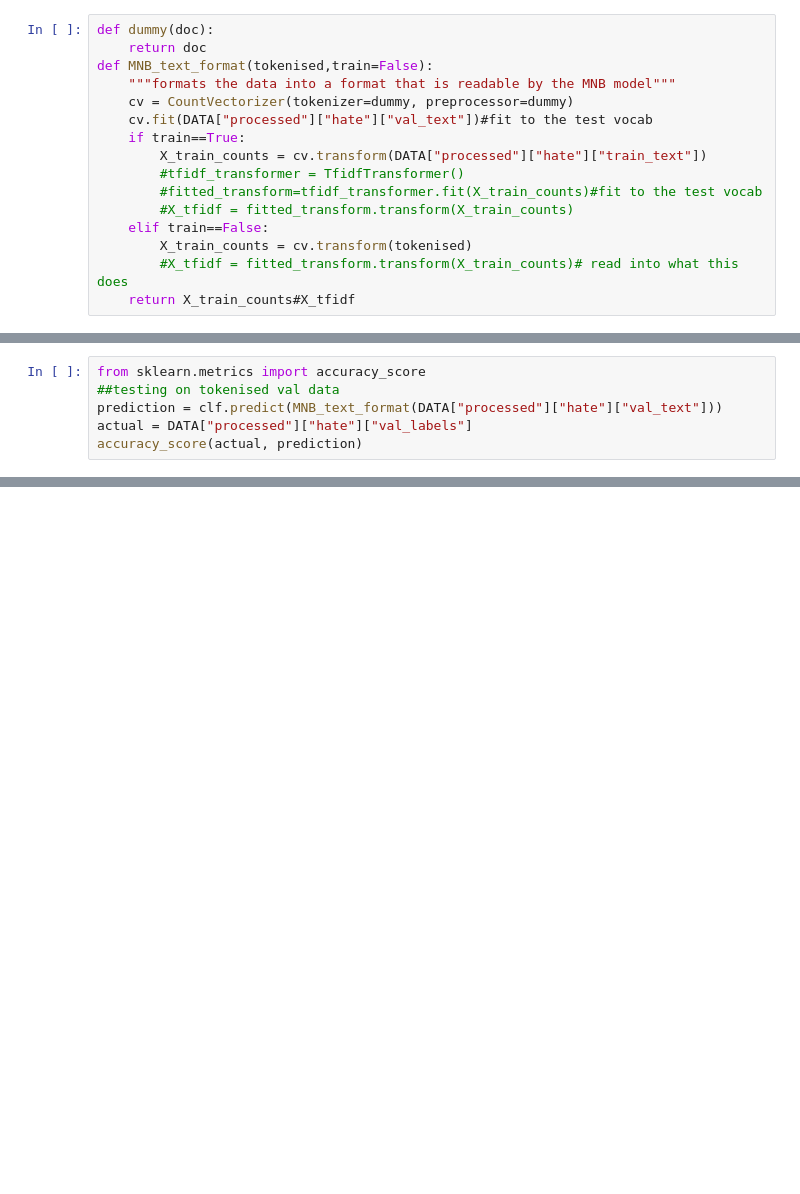
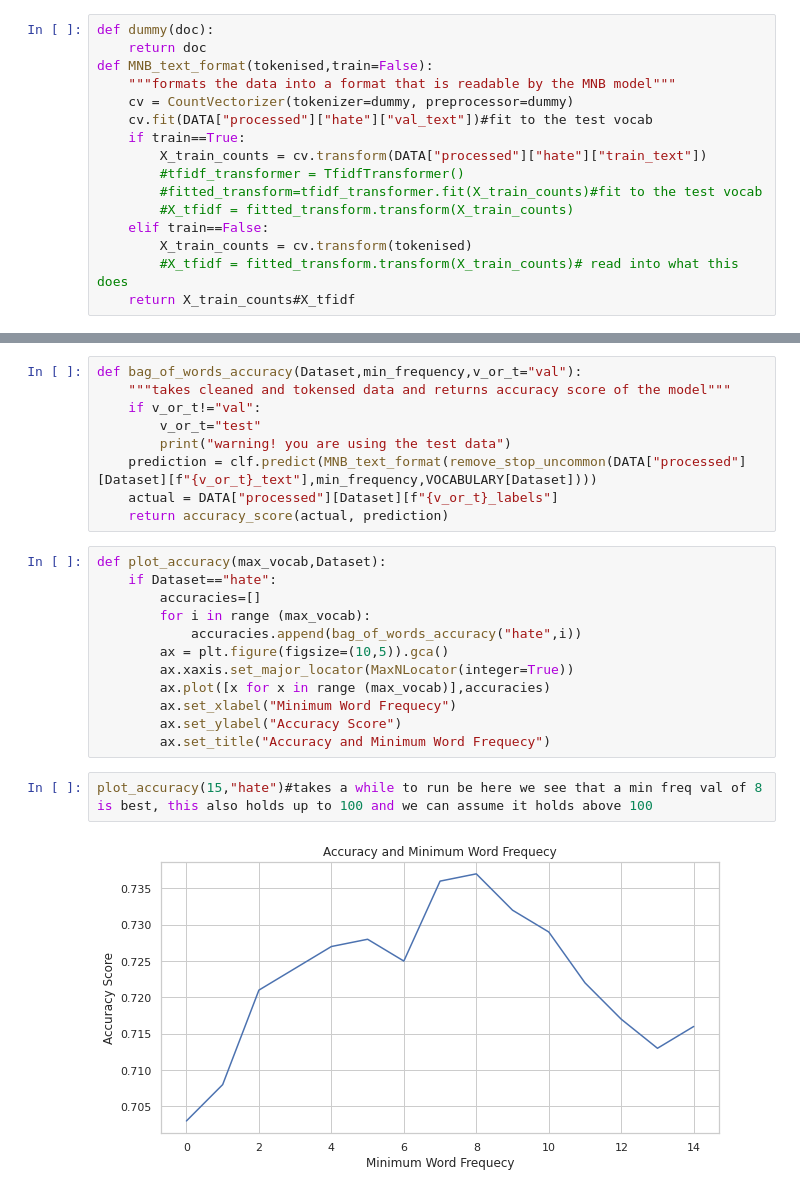
Before and after one commit to jonas-mika/twitter-hatespeech-detection, a Jupyter notebook: notebooks/project4.ipynb, the cells around one changed output, grey strips where cells are left out. Saved outputs shown, nothing was run; the diff lists cells and outputs as text; blank space fills up the shorter version.

```diff
--- a/notebooks/project4.ipynb
+++ b/notebooks/project4.ipynb
@@ -867,9 +792,3 @@ def MNB_text_format(tokenised,train=False):
 clf = MultinomialNB(alpha=0.).fit(MNB_text_format (
 remove_stop_uncommon(DATA["processed"]["hate"]["train_text"],1,VOCABULARY['hate']),train=True),
 DATA['processed']['hate']['train_labels'])
-# %%
-from sklearn.metrics import accuracy_score
-##testing on tokenised val data
-prediction = clf.predict(MNB_text_format(DATA["processed"]["hate"]["val_text"]))
-actual = DATA["processed"]["hate"]["val_labels"]
-accuracy_score(actual, prediction)
@@ -899,0 +798,25 @@ array([0, 0, 0, 0, 0, 0, 0, 1, 0, 0, 1, 0, 0, 1, 1, 0, 0, 0, 1, 1, 1, 1,
+# %%
+def bag_of_words_accuracy(Dataset,min_frequency,v_or_t="val"):
+    """takes cleaned and tokensed data and returns accuracy score of the model"""
+    if v_or_t!="val":
+        v_or_t="test"
+        print("warning! you are using the test data")
+    prediction = clf.predict(MNB_text_format(remove_stop_uncommon(DATA["processed"][Dataset][f"{v_or_t}_text"],min_frequency,VOCABULARY[Dataset])))
+    actual = DATA["processed"][Dataset][f"{v_or_t}_labels"]
+    return accuracy_score(actual, prediction)
+# %%
+def plot_accuracy(max_vocab,Dataset):
+    if Dataset=="hate":
+        accuracies=[]
+        for i in range (max_vocab):
+            accuracies.append(bag_of_words_accuracy("hate",i))
+        ax = plt.figure(figsize=(10,5)).gca()
+        ax.xaxis.set_major_locator(MaxNLocator(integer=True))
+        ax.plot([x for x in range (max_vocab)],accuracies)
+        ax.set_xlabel("Minimum Word Frequecy")
+        ax.set_ylabel("Accuracy Score")
+        ax.set_title("Accuracy and Minimum Word Frequecy")
+# %%
+plot_accuracy(15,"hate")#takes a while to run be here we see that a min freq val of 8 is best, this also holds up to 100 and we can assume it holds above 100
+# %% [output]
+[figure, added]
```
Also changed, not shown: parts of 39 cells of this notebook.
